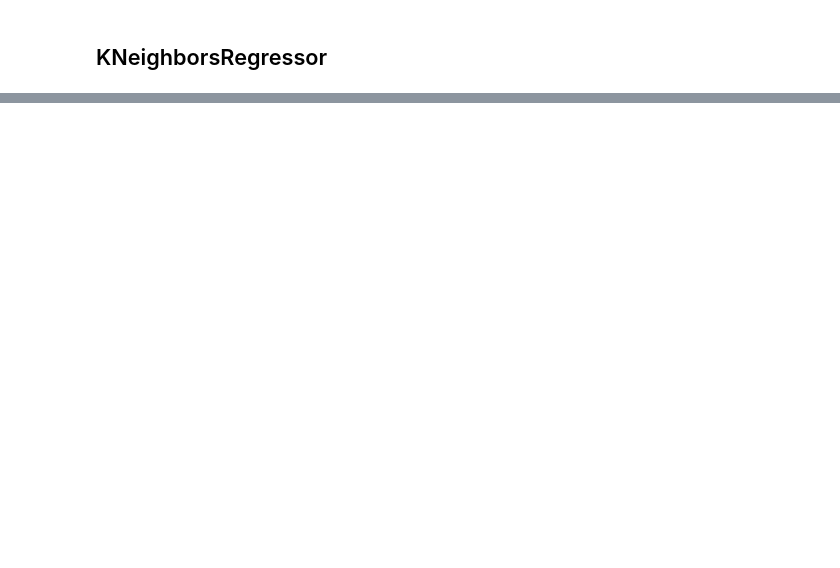
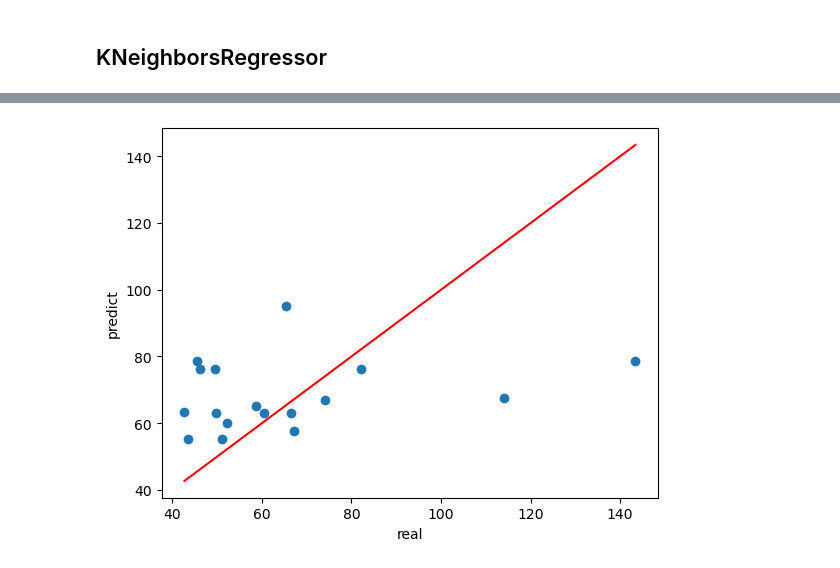
Before and after one commit to somoon0422/ML_project_2-, a Jupyter notebook: main/v1_Q _군집1.ipynb, the cells around one changed output, grey strips where cells are left out. Cells and saved outputs as stored; diff of their text form; code cells hidden in the pictures; blank space fills up the shorter version.

```diff
--- a/main/v1_Q _군집1.ipynb
+++ b/main/v1_Q _군집1.ipynb
@@ -818,0 +936,12 @@ plt.show()
+# %%
+# 최적의 모델을 평가합니다
+predictions = best_gbm.predict(X_test)
+
+# 산점도를 그립니다
+plt.scatter(y_test, predictions)
+plt.xlabel('real')
+plt.ylabel('predict')
+plt.plot([min(y_test), max(y_test)], [min(y_test), max(y_test)], 'r')
+plt.show()
+# %% [output]
+[figure, added]
```
Also changed, not shown: parts of 27 cells of this notebook, 1 other file.
